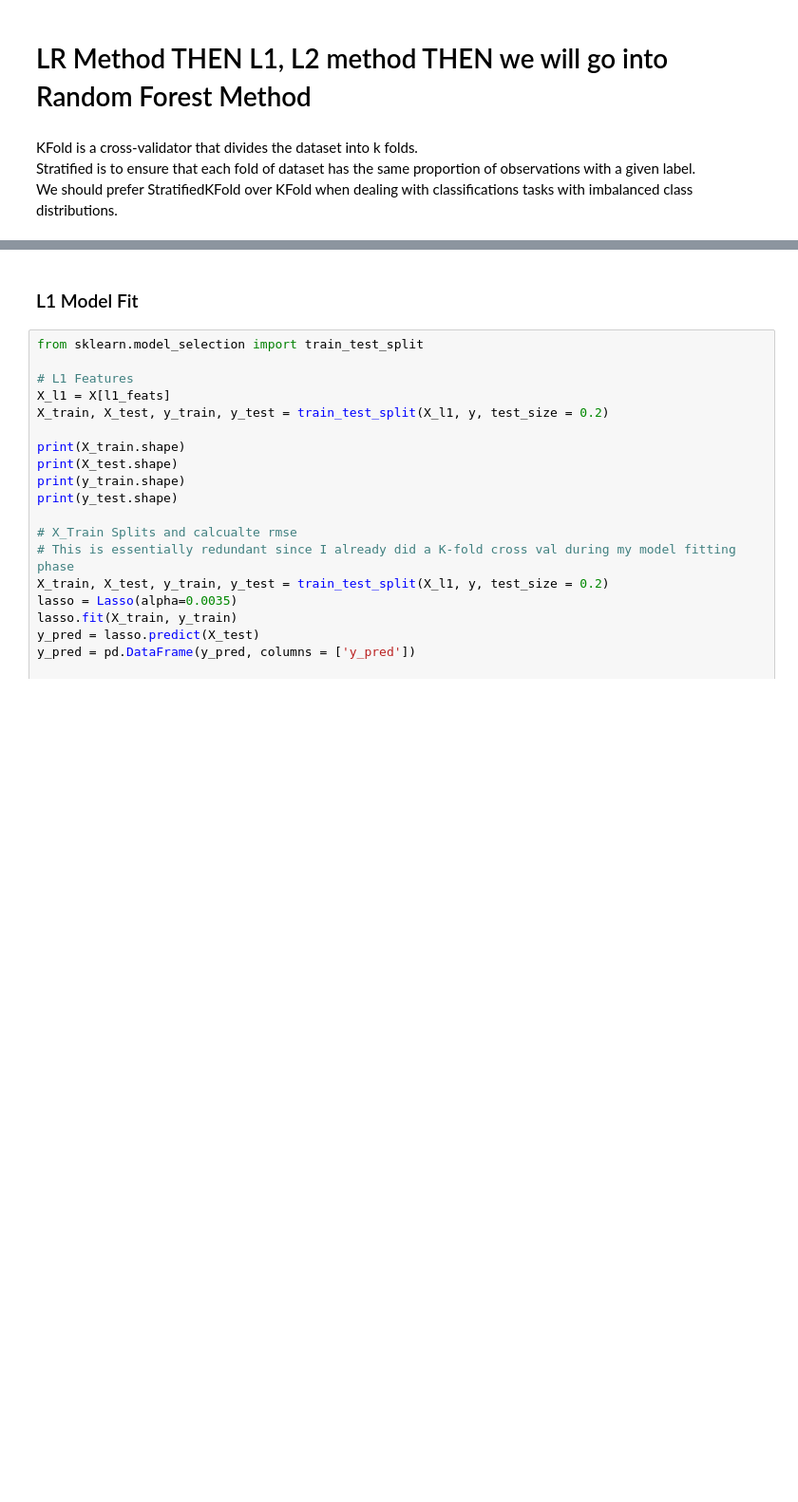
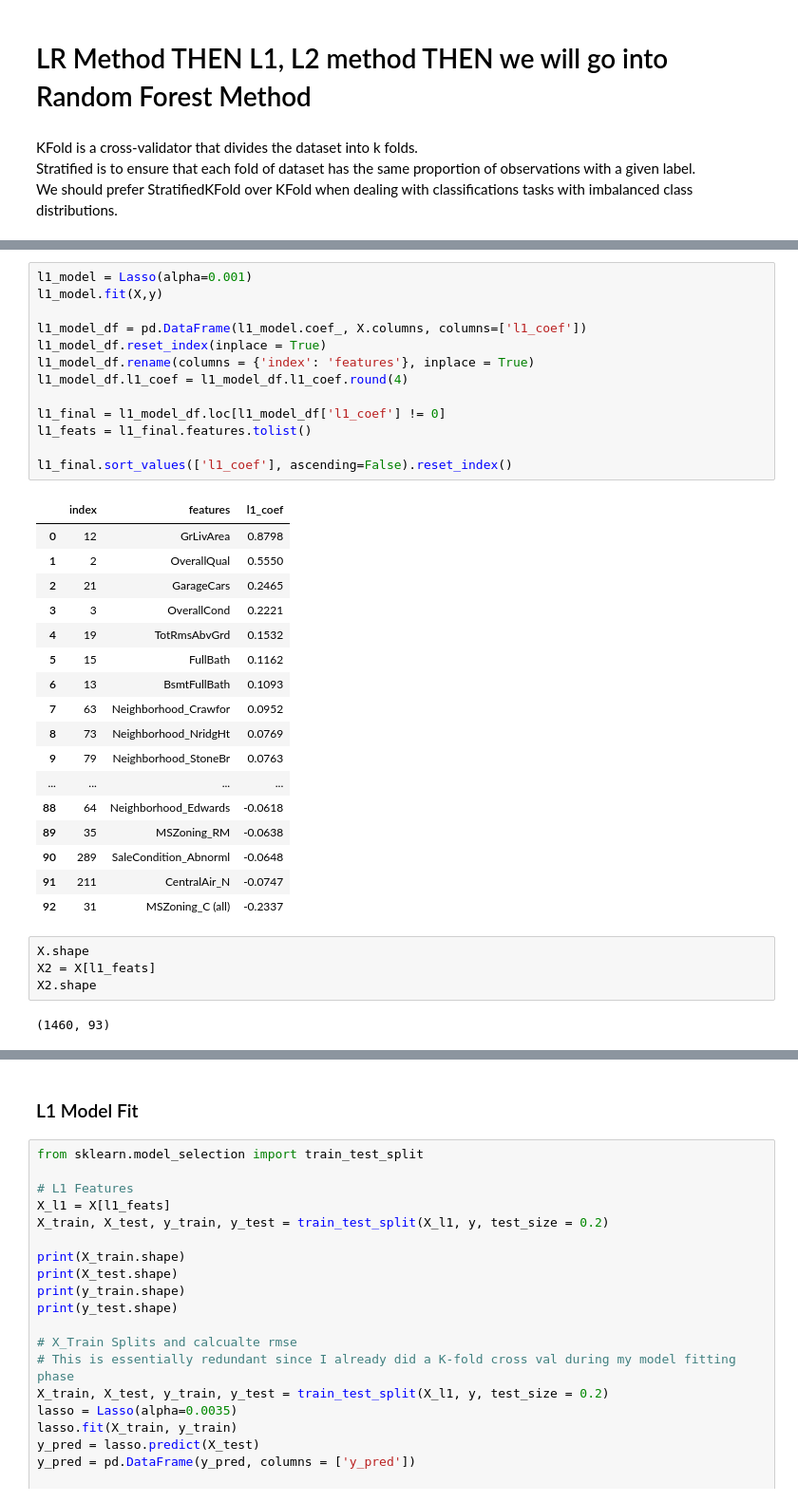
Before and after one commit to Aurian-G/Kaggle, a Jupyter notebook: Housing_Prediction/Housing_Prices_KC.ipynb, the cells around one changed output, grey strips where cells are left out. Shown at 95% size. Cells and saved outputs as stored; diff of their text form; blank space fills up the shorter version.

```diff
--- a/Housing_Prediction/Housing_Prices_KC.ipynb
+++ b/Housing_Prediction/Housing_Prices_KC.ipynb
@@ -567,0 +577,37 @@ We should prefer StratifiedKFold over KFold when dealing with classifications ta
+# %%
+l1_model = Lasso(alpha=0.001)
+l1_model.fit(X,y)
+
+l1_model_df = pd.DataFrame(l1_model.coef_, X.columns, columns=['l1_coef'])
+l1_model_df.reset_index(inplace = True)
+l1_model_df.rename(columns = {'index': 'features'}, inplace = True)
+l1_model_df.l1_coef = l1_model_df.l1_coef.round(4)
+
+l1_final = l1_model_df.loc[l1_model_df['l1_coef'] != 0]
+l1_feats = l1_final.features.tolist()
+
+l1_final.sort_values(['l1_coef'], ascending=False).reset_index()
+# %% [output]
+|  | index | features | l1_coef |
+| 0 | 12 | GrLivArea | 0.8798 |
+| 1 | 2 | OverallQual | 0.5550 |
+| 2 | 21 | GarageCars | 0.2465 |
+| 3 | 3 | OverallCond | 0.2221 |
+| 4 | 19 | TotRmsAbvGrd | 0.1532 |
+| 5 | 15 | FullBath | 0.1162 |
+| 6 | 13 | BsmtFullBath | 0.1093 |
+| 7 | 63 | Neighborhood_Crawfor | 0.0952 |
+| 8 | 73 | Neighborhood_NridgHt | 0.0769 |
+| 9 | 79 | Neighborhood_StoneBr | 0.0763 |
+| ... | ... | ... | ... |
+| 88 | 64 | Neighborhood_Edwards | -0.0618 |
+| 89 | 35 | MSZoning_RM | -0.0638 |
+| 90 | 289 | SaleCondition_Abnorml | -0.0648 |
+| 91 | 211 | CentralAir_N | -0.0747 |
+| 92 | 31 | MSZoning_C (all) | -0.2337 |
+# %%
+X.shape
+X2 = X[l1_feats]
+X2.shape
+# %% [output]
+(1460, 93)
```
Also changed, not shown: parts of 45 cells of this notebook, 1 other file.
